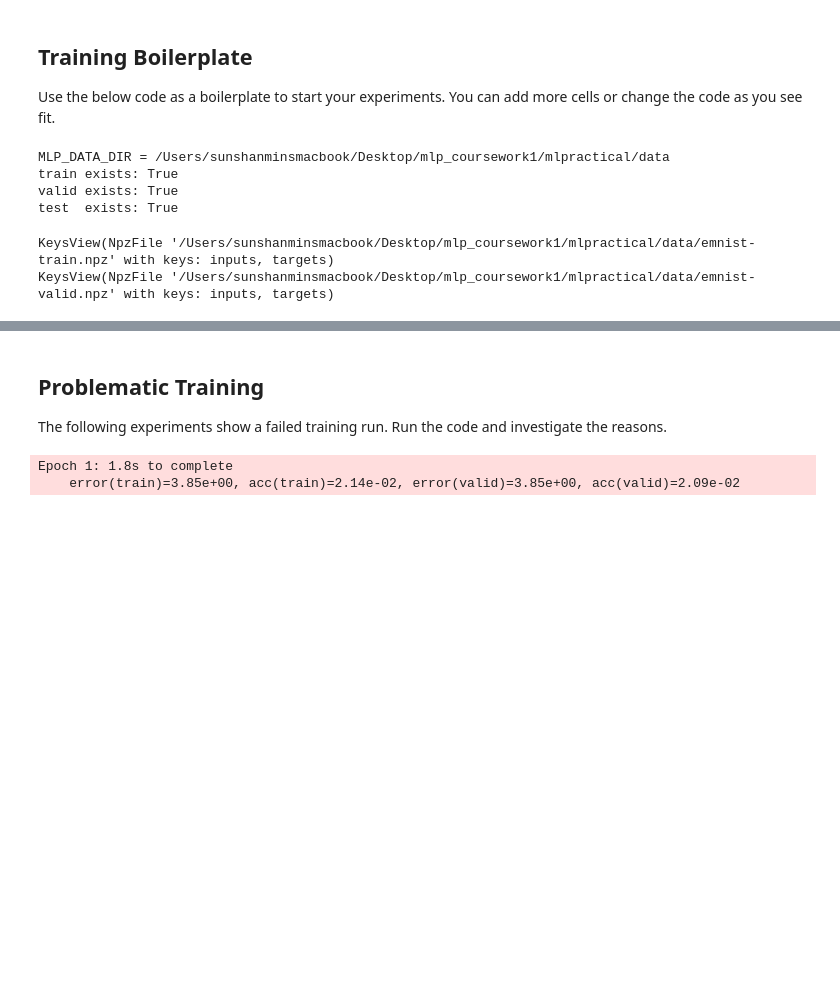
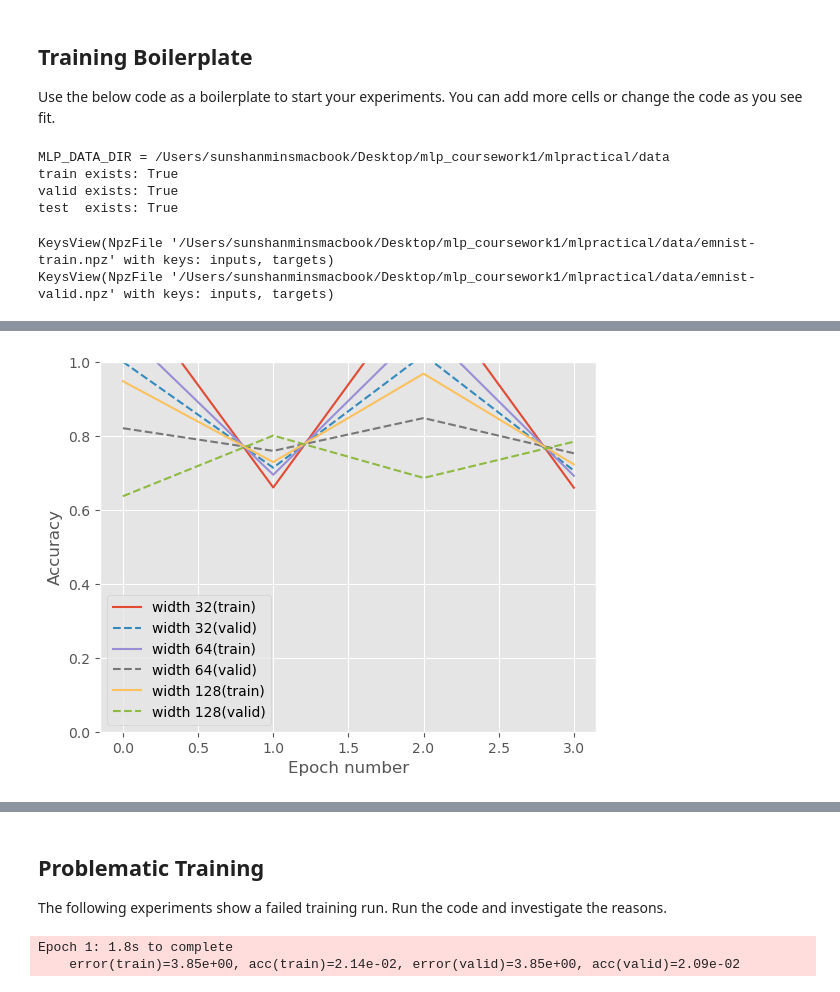
Before and after one commit to Shanmin123/mlpractical, a Jupyter notebook: notebooks/Coursework_1.ipynb, the cells around one changed output, grey strips where cells are left out. Drawn from its saved outputs; the diff is of its cells as text; code cells hidden in the pictures; blank space fills up the shorter version.

```diff
--- a/notebooks/Coursework_1.ipynb
+++ b/notebooks/Coursework_1.ipynb
@@ -193,0 +628,18 @@ Epoch 12: 0.6s to complete
+# %%
+# 快速体检：看每个宽度存了多少个点，数值范围是否正常
+import numpy as np
+
+for w in (32, 64, 128):
+    z = np.load(f"width_{w}_stats.npz", allow_pickle=True)
+    stats = np.asarray(z["stats"])
+    keys  = list(z["keys"]) if np.asarray(z["keys"]).ndim>0 else list(z["keys"].item())
+
+    def get(name_like):
+        tgt = name_like.replace(" ","").lower()
+        for i,k in enumerate(keys):
+            if tgt in k.replace(" ","").lower(): return stats[i]
+        raise KeyError(name_like)
+
+    acc_v = get("acc(valid)")
+    print(f"width={w}: len(valid_acc)={len(np.atleast_1d(acc_v))}, "
+          f"first={np.atleast_1d(acc_v)[0]:.3f}, last={np.atleast_1d(acc_v)[-1]:.3f}")
@@ -193,0 +650,68 @@ Epoch 12: 0.6s to complete
+# %%
+# ==== Make OVERLAY plots for width 32/64/128 from saved .npz ====
+import numpy as np
+import matplotlib.pyplot as plt
+import os
+
+def load_curves(npz_path):
+    z = np.load(npz_path, allow_pickle=True)
+    stats_arr = np.asarray(z["stats"])
+
+    # --- 解出 keys：兼容 0维(object) / 1维(array) 两种 ---
+    raw_keys = z["keys"]
+    if isinstance(raw_keys, np.ndarray) and raw_keys.ndim == 0:
+        # 0-D object数组，里面包着一个list
+        keys = list(raw_keys.item())
+    else:
+        keys = list(raw_keys)
+
+    # 还原成 {metric_name: list_of_values}
+    curves = {}
+    if stats_arr.ndim == 1:       # 只有最终值
+        for i, k in enumerate(keys):
+            curves[k] = [float(stats_arr[i])]
+    elif stats_arr.ndim == 2:     # 完整曲线：形如 (n_metrics, n_epochs)
+        for i, k in enumerate(keys):
+            curves[k] = list(stats_arr[i])
+    else:
+        raise ValueError(f"Unexpected stats shape: {stats_arr.shape}")
+    return curves
+
+def pick_key(d, name_like):
+    tgt = name_like.replace(" ", "").lower()
+    for k in d:
+        if tgt in k.replace(" ", "").lower():
+            return k
+    raise KeyError(f"Can't find key like {name_like}. Have: {list(d.keys())}")
+
+# ===== 下面照常读取并叠图（示例：宽度 32/64/128）=====
+WIDTHS = (32, 64, 128)
+curves = {}
+for w in WIDTHS:
+    fn = f"width_{w}_stats.npz"         # 如果你保存在 runs/width/ 下，这里换成 os.path.join("runs/width", f"width_{w}_stats.npz")
+    if not os.path.exists(fn):
+        raise FileNotFoundError(f"缺少 {fn}，请先把 W={w} 的单次训练跑完并保存。")
+    d = load_curves(fn)
+    acc_tr = d[pick_key(d, "acc(train)")]
+    acc_v  = d[pick_key(d, "acc(valid)")]
+    err_tr = d[pick_key(d, "error(train)")]
+    err_v  = d[pick_key(d, "error(valid)")]
+    curves[w] = dict(train_acc=acc_tr, valid_acc=acc_v,
+                     train_loss=err_tr, valid_loss=err_v)
+
+fig_acc, ax = plt.subplots()
+for w in WIDTHS:
+    ax.plot(curves[w]["train_acc"], label=f"width {w}(train)")
+    ax.plot(curves[w]["valid_acc"], linestyle="--", label=f"width {w}(valid)")
+ax.set_xlabel("Epoch number"); ax.set_ylabel("Accuracy"); ax.set_ylim(0,1); ax.legend()
+fig_acc.savefig("width_all_acc.pdf")
+
+fig_loss, ax = plt.subplots()
+for w in WIDTHS:
+    ax.plot(curves[w]["train_loss"], label=f"width {w}(train)")
+    ax.plot(curves[w]["valid_loss"], linestyle="--", label=f"width {w}(valid)")
+ax.set_xlabel("Epoch number"); ax.set_ylabel("Error"); ax.legend()
+fig_loss.savefig("width_all_loss.pdf")
+
+print("Saved: width_all_acc.pdf & width_all_loss.pdf")
+# %% [output]
@@ -193,0 +719 @@ Epoch 12: 0.6s to complete
+[figure, added]
```
Also changed, not shown: parts of 9 cells of this notebook, 21 other files.
